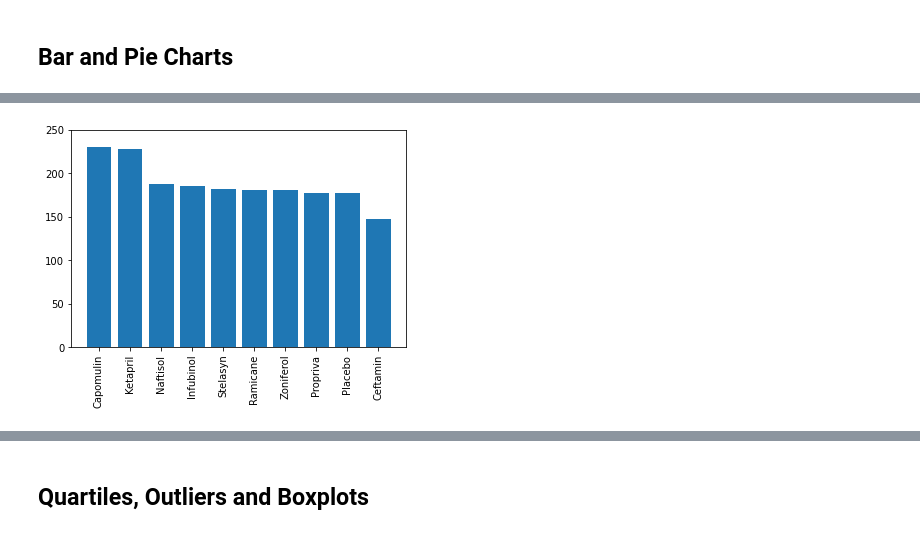
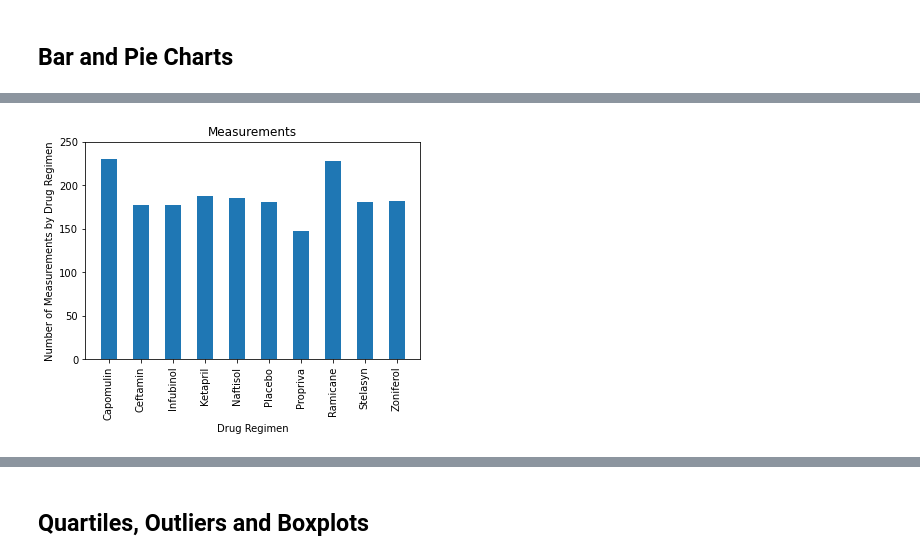
Before and after one commit to njneubauer/Matplotlib-Power-of-Plots, a Jupyter notebook: Pymaceuticals/pymaceuticals_starter.ipynb, the cells around one changed output, grey strips where cells are left out. Saved outputs shown, nothing was run; the diff lists cells and outputs as text; code cells hidden in the pictures.

Commit message:
Bar & Pie charts added

```diff
--- a/Pymaceuticals/pymaceuticals_starter.ipynb
+++ b/Pymaceuticals/pymaceuticals_starter.ipynb
@@ -124,5 +124,6 @@ num_mice2
 drug_tumor_data = clean_df[["Drug Regimen", "Tumor Volume (mm3)"]]
 # Groupby isloates "Drug Regimen" to perform stats on "Tumor Volume". Pass all equations to the dataframe with .agg()
 stats_table = drug_tumor_data.groupby(["Drug Regimen"]).agg(["count","mean","median","var","std","sem"])
+stats_table.columns = stats_table.columns.get_level_values(1)
 stats_table
 # %% [output]
@@ -141,3 +141,12 @@ stats_table
 | Zoniferol | 182 | 53.236507 | 51.818479 | 48.533355 | 6.966589 | 0.516398 |
 # %% [markdown]
 ## Bar and Pie Charts
+# %%
+# Generate a bar plot showing the total number of measurements taken on each drug regimen using pandas.
+treatment_counts = stats_table[["count"]]
+
+treatment_counts.plot(kind="bar")
+
+plt.title("Number of Measurements by Drug Regimen")
+plt.ylabel("Number of Measurements")
+plt.show()
@@ -144,10 +155,15 @@ stats_table
 # %%
-# Generate a bar plot showing the total number of measurements taken on each drug regimen using pandas.
-bar_x = list(clean_df["Drug Regimen"].unique())
-bar_y = clean_df["Drug Regimen"].value_counts()
-plt.bar(bar_x, bar_y)
+# Generate a bar plot showing the total number of measurements taken on each drug regimen using pyplot.
+bar_y = treatment_counts["count"]
+bar_x = treatment_counts.index
+plt.bar(bar_x, bar_y, width=0.5)
 plt.xticks(rotation="vertical")
 plt.ylim(0,250)
+
+
+plt.title("Measurements")
+plt.xlabel("Drug Regimen")
+plt.ylabel("Number of Measurements by Drug Regimen")
 plt.show()
 # %% [output]
-[figure, old version]
+[figure, new version]
```
Also changed, not shown: parts of 6 cells of this notebook.
